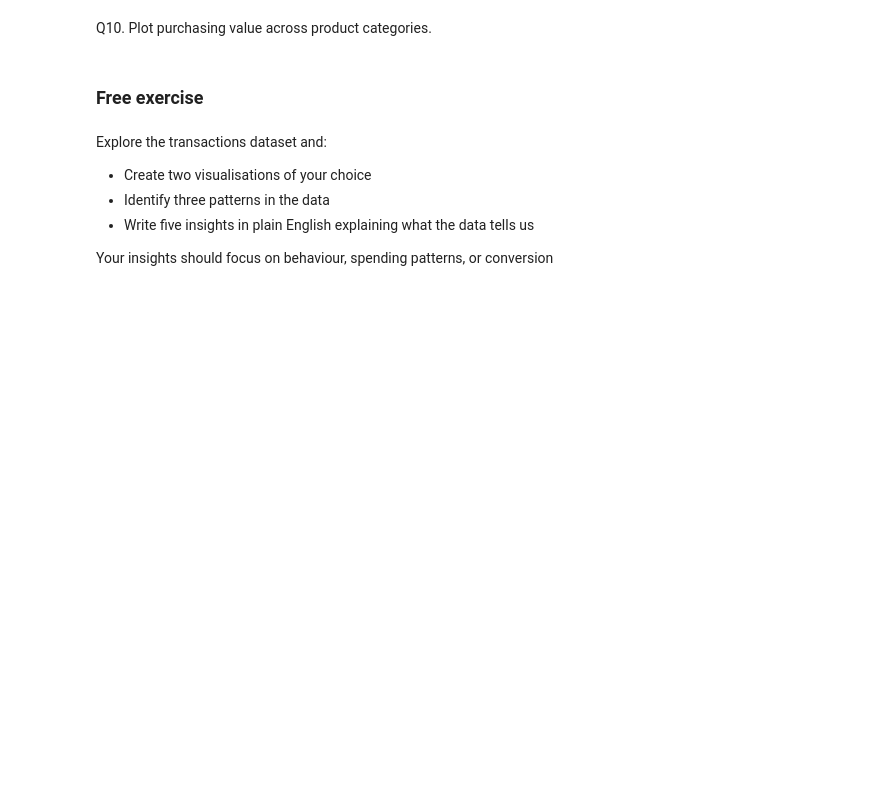
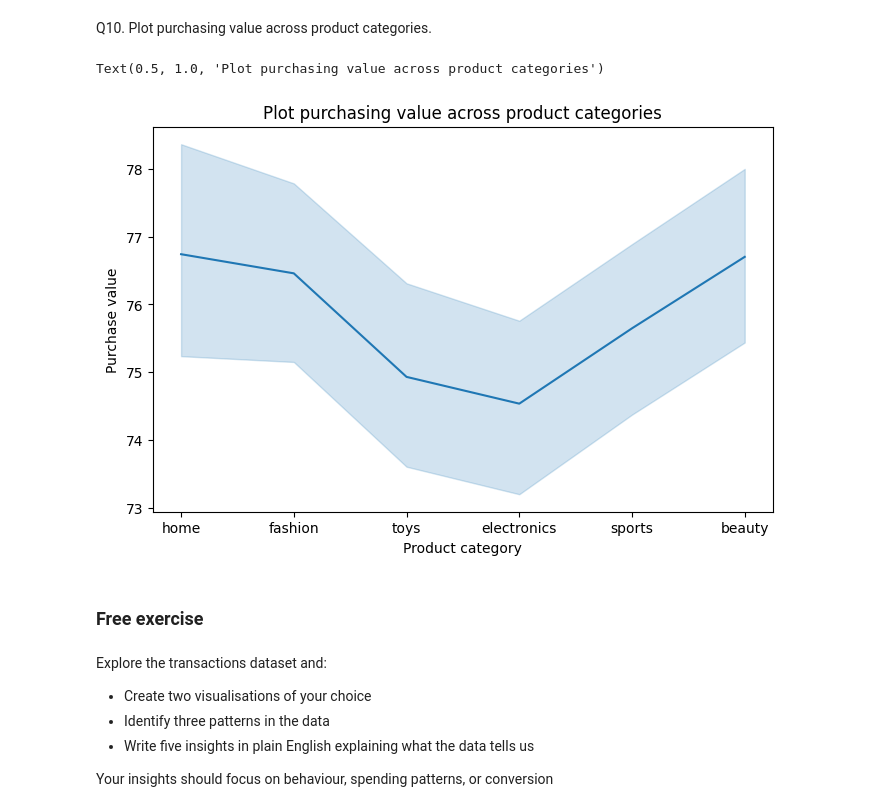
Before and after one commit to TomasSalavisaSousa/Mayerfeld-Practicum-Week-1, a Jupyter notebook: hw_1_project.ipynb, the cells around one changed output. Saved outputs shown, nothing was run; the diff lists cells and outputs as text; code cells hidden in the pictures; blank space fills up the shorter version.

```diff
--- a/hw_1_project.ipynb
+++ b/hw_1_project.ipynb
@@ -100,5 +112,15 @@ Q9. Plot purchasing value across years.
 # %% [markdown]
 Q10. Plot purchasing value across product categories.
+# %%
+plt.figure(figsize=(8,5))
+sns.lineplot(data=transactions, x="product_category", y="purchase_value")
+
+plt.xlabel("Product category")
+plt.ylabel("Purchase value")
+plt.title("Plot purchasing value across product categories")
+# %% [output]
+Text(0.5, 1.0, 'Plot purchasing value across product categories')
+[figure, added]
 # %% [markdown]
 ### Free exercise
 # %% [markdown]
```
Also changed, not shown: parts of 4 cells of this notebook.
